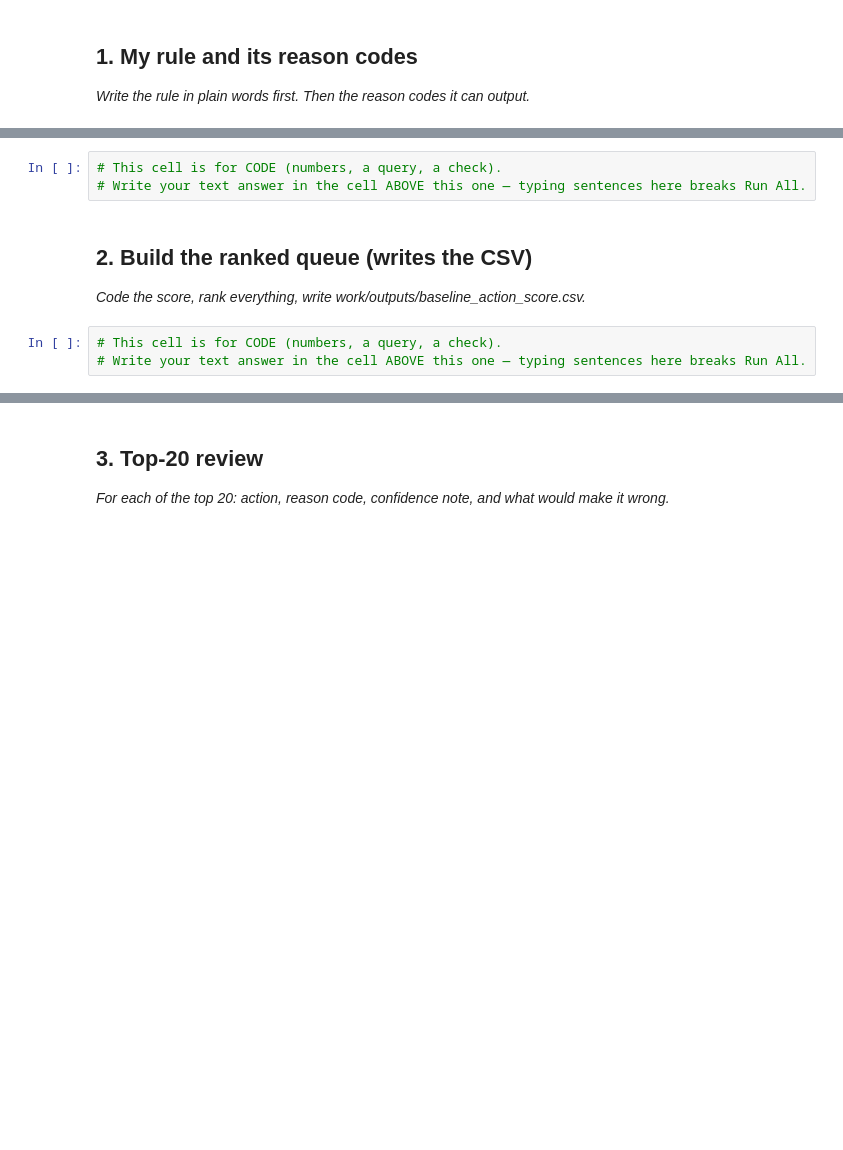
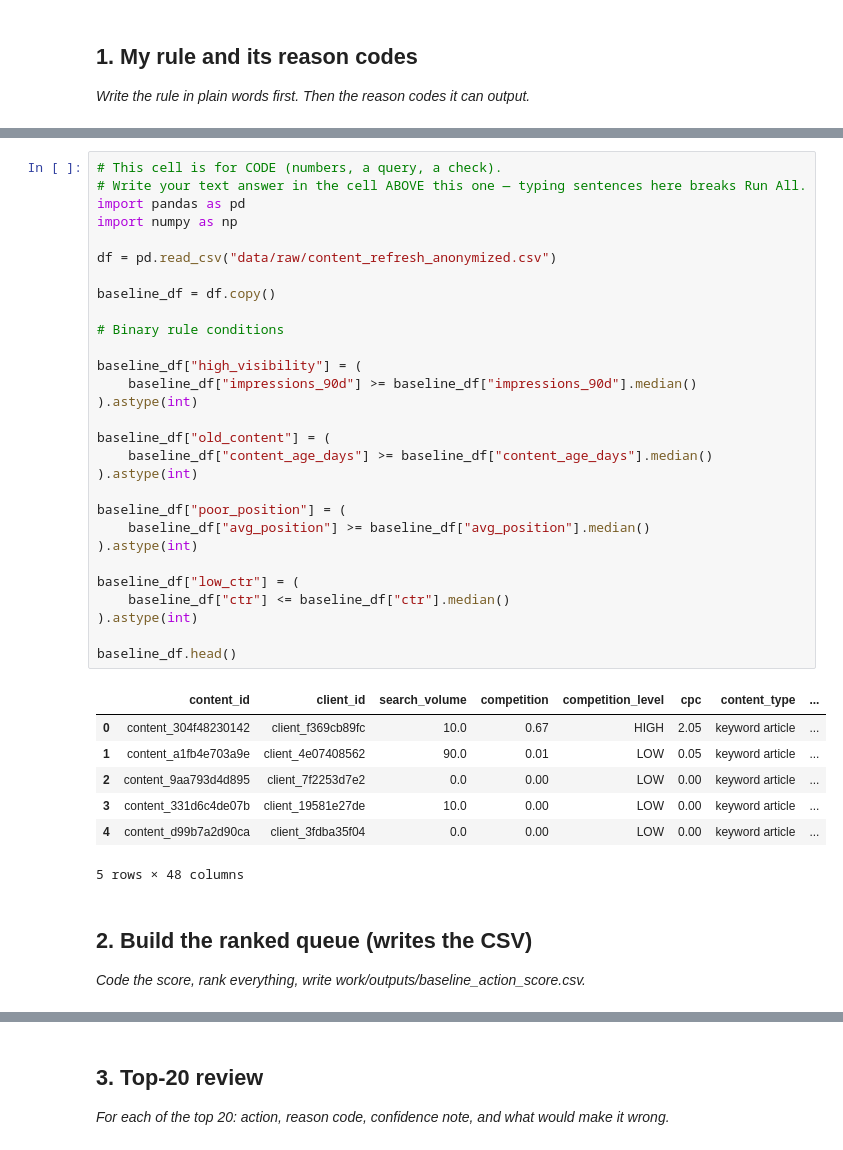
Before and after one commit to muneebulhaq02/flyrank-ml-internship, a Jupyter notebook: work/notebooks/w04_baseline_score.ipynb, the cells around one changed output, grey strips where cells are left out. Saved outputs shown, nothing was run; the diff lists cells and outputs as text; blank space fills up the shorter version.

```diff
--- a/work/notebooks/w04_baseline_score.ipynb
+++ b/work/notebooks/w04_baseline_score.ipynb
@@ -13,10 +52,41 @@ This skeleton is yours to fill. Work the sections **in order** — each one has
 # %%
 # This cell is for CODE (numbers, a query, a check).
 # Write your text answer in the cell ABOVE this one — typing sentences here breaks Run All.
+import pandas as pd
+import numpy as np
+
+df = pd.read_csv("data/raw/content_refresh_anonymized.csv")
+
+baseline_df = df.copy()
+
+# Binary rule conditions
+
+baseline_df["high_visibility"] = (
+    baseline_df["impressions_90d"] >= baseline_df["impressions_90d"].median()
+).astype(int)
+
+baseline_df["old_content"] = (
+    baseline_df["content_age_days"] >= baseline_df["content_age_days"].median()
+).astype(int)
+
+baseline_df["poor_position"] = (
+    baseline_df["avg_position"] >= baseline_df["avg_position"].median()
+).astype(int)
+
+baseline_df["low_ctr"] = (
+    baseline_df["ctr"] <= baseline_df["ctr"].median()
+).astype(int)
+
+baseline_df.head()
+# %% [output]
+|  | content_id | client_id | search_volume | competition | competition_level | cpc | content_type | ... |
+| 0 | content_304f48230142 | client_f369cb89fc | 10.0 | 0.67 | HIGH | 2.05 | keyword article | ... |
+| 1 | content_a1fb4e703a9e | client_4e07408562 | 90.0 | 0.01 | LOW | 0.05 | keyword article | ... |
+| 2 | content_9aa793d4d895 | client_7f2253d7e2 | 0.0 | 0.00 | LOW | 0.00 | keyword article | ... |
+| 3 | content_331d6c4de07b | client_19581e27de | 10.0 | 0.00 | LOW | 0.00 | keyword article | ... |
+| 4 | content_d99b7a2d90ca | client_3fdba35f04 | 0.0 | 0.00 | LOW | 0.00 | keyword article | ... |
+5 rows × 48 columns
 # %% [markdown]
 ## 2. Build the ranked queue (writes the CSV)
 
 *Code the score, rank everything, write work/outputs/baseline_action_score.csv.*
-# %%
-# This cell is for CODE (numbers, a query, a check).
-# Write your text answer in the cell ABOVE this one — typing sentences here breaks Run All.
```
Also changed, not shown: parts of 9 cells of this notebook.
